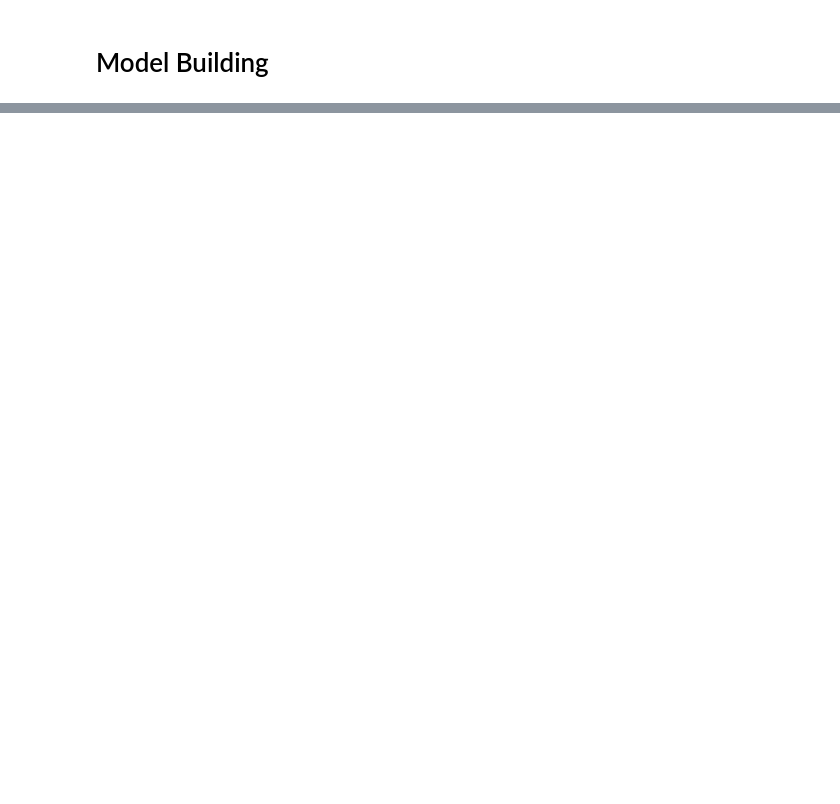
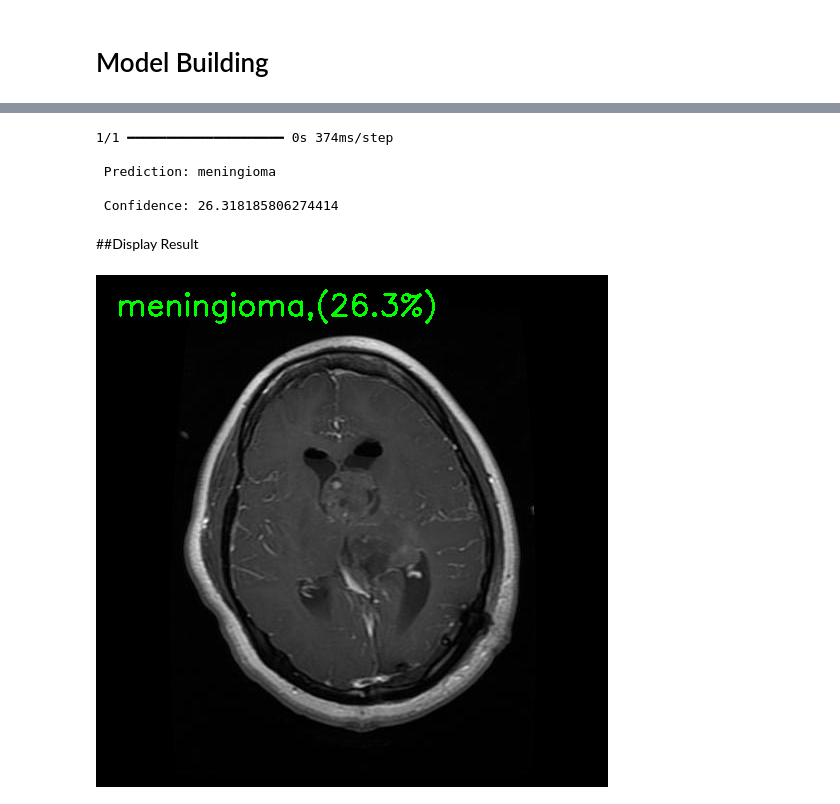
Before and after one commit to Govind-2004/Computer_Vision_Parallel_Project_Group_2, a Jupyter notebook: Group_2_CNN_Model.ipynb, the cells around one changed output, grey strips where cells are left out. Drawn from its saved outputs; the diff is of its cells as text; code cells hidden in the pictures; blank space fills up the shorter version.

```diff
--- a/Group_2_CNN_Model.ipynb
+++ b/Group_2_CNN_Model.ipynb
@@ -212,0 +357,62 @@ plt.show()
+# %%
+# Define the file path of the image to be used for prediction.
+
+test_image_path = "./drive/MyDrive/Datasets/Brain_tumer_dataset_parallel_project/Training/glioma/Tr-gl_225.jpg"
+# %%
+# Load and Preprocess Test Image
+
+if not os.path.exists(test_image_path):
+    raise FileNotFoundError(f"Test image not found: {test_image_path}")         # Check whether the test image exists
+
+
+# Read image using OpenCv
+image = cv2.imread(test_image_path)
+
+# Original
+display_image = image.copy()
+
+# Resize for model
+image = cv2.resize(image, (IMG_HEIGHT, IMG_WIDTH))
+
+# Convert BRG to RGB
+image = cv2.cvtColor(image, cv2.COLOR_BGR2RGB)
+
+# Normalize
+image = image/255.0
+
+# Add batch dimension
+image = np.expand_dims(image, axis = 0)
+
+#Predict
+prediction = model.predict(image)
+
+
+predicted_index = np.argmax(prediction)
+predicted_class = class_names[predicted_index]
+confidence = np.max(prediction) * 100                                           # Predict Brain Tumor Class
+
+print(f'\n Prediction: {predicted_class}')
+print(f'\n Confidence: {confidence}')
+# %% [output]
+1/1 ━━━━━━━━━━━━━━━━━━━━ 0s 374ms/step
+
+ Prediction: meningioma
+
+ Confidence: 26.318185806274414
+# %% [markdown]
+##Display Result
+# %%
+# Display Prediction on Image
+
+text = f'{predicted_class},({confidence:.1f}%)'       # Create the prediction label with confidence score
+
+cv2.putText(
+    display_image,
+    text,(20,40),
+    cv2.FONT_HERSHEY_SIMPLEX,                         # Draw the prediction text on the image
+    1,(0,255,0),
+    2
+)
+cv2_imshow(display_image)                            # Display the predicted image
+# %% [output]
+[figure, added]
```
Also changed, not shown: parts of 23 cells of this notebook.
